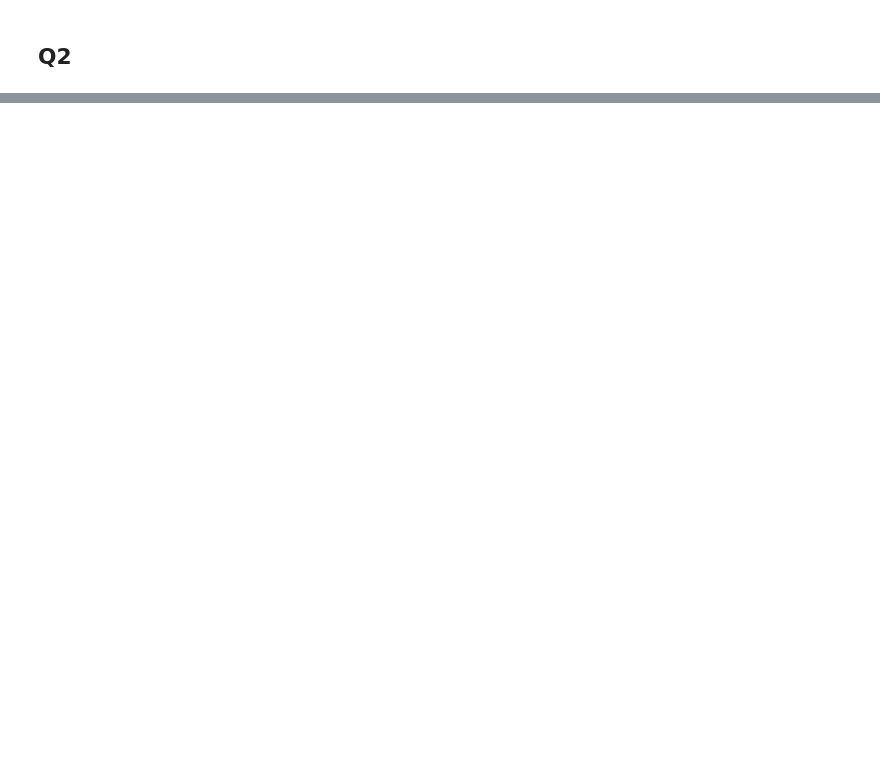
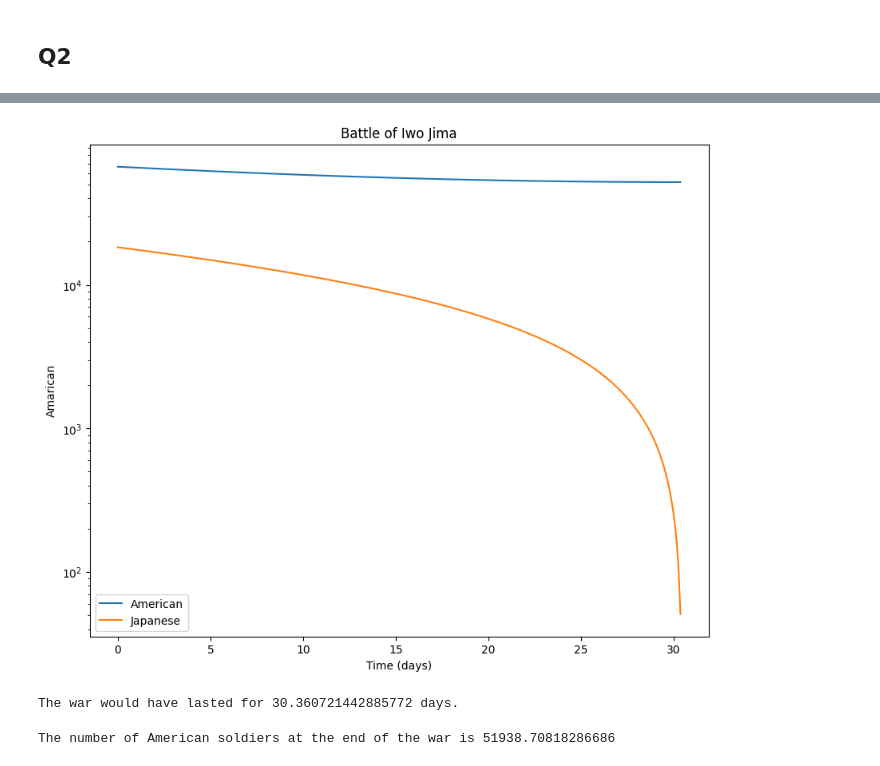
Before and after one commit to akshaTec/AKSum_CS_302, a Jupyter notebook: Lab8/q1.ipynb, the cells around one changed output, grey strips where cells are left out. Drawn from its saved outputs; the diff is of its cells as text; code cells hidden in the pictures; blank space fills up the shorter version.

```diff
--- a/Lab8/q1.ipynb
+++ b/Lab8/q1.ipynb
@@ -25,0 +38,29 @@ Japan Wins
+# %%
+def a_dot(J,A):
+    return -j*J
+
+def j_dot(J,A):
+    return -a*A
+# %%
+def euler(t,dt, order):
+    ans_a = [a0]
+    ans_j = [j0]
+
+    for i in range(1, DT):
+        if order == 1:
+            # first order
+            ans_j.append(ans_j[i-1] + dt*j_dot(ans_j[i-1],ans_a[i-1]))
+            ans_a.append(ans_a[i - 1] + dt * a_dot(ans_j[i-1],ans_a[i-1]))
+
+
+    return ans_a, ans_j
+# %%
+ans_a, ans_j = euler(t, dt, 1)
+# %%
+#stop the integration when j = 0
+for i in range(len(ans_j)):
+    if ans_j[i] < 0:
+        ans_j = ans_j[:i]
+        ans_a = ans_a[:i]
+        t= t[:i]
+        break
@@ -25,0 +79,22 @@ Japan Wins
+# %%
+plt.figure(figsize=(10,8))
+plt.xlabel('Time (days)')
+plt.title("Battle of Iwo Jima")
+plt.ylabel('Amarican')
+#y axis LOG
+plt.yscale('log')
+plt.plot(t,ans_a, label='American')
+plt.plot(t,ans_j, label='Japanese')
+plt.legend()
+plt.savefig("q1_2.png")
+plt.show()
+# %% [output]
+[figure, added]
+# %%
+print(f"The war would have lasted for {t[-1]} days.")
+# %% [output]
+The war would have lasted for 30.360721442885772 days.
+# %%
+print(f"The number of American soldiers at the end of the war is {ans_a[-1]}")
+# %% [output]
+The number of American soldiers at the end of the war is 51938.70818286686
```
Also changed, not shown: parts of 6 cells of this notebook, 4 other files.
